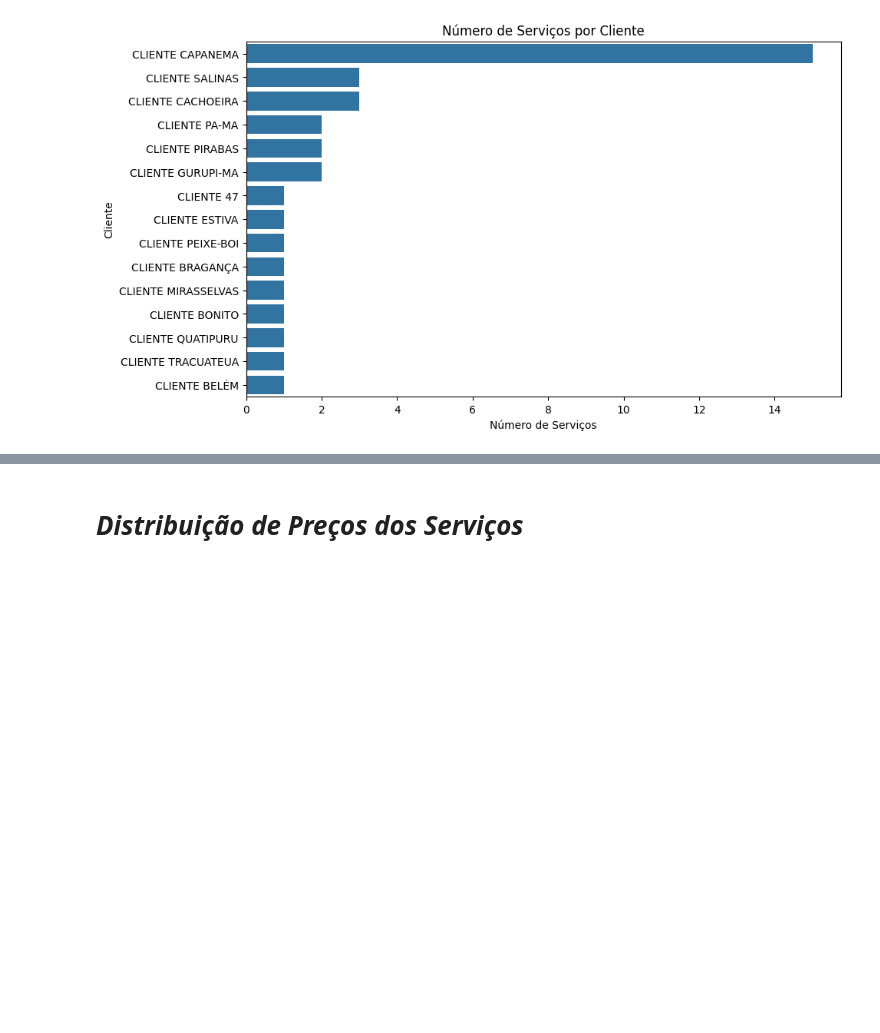
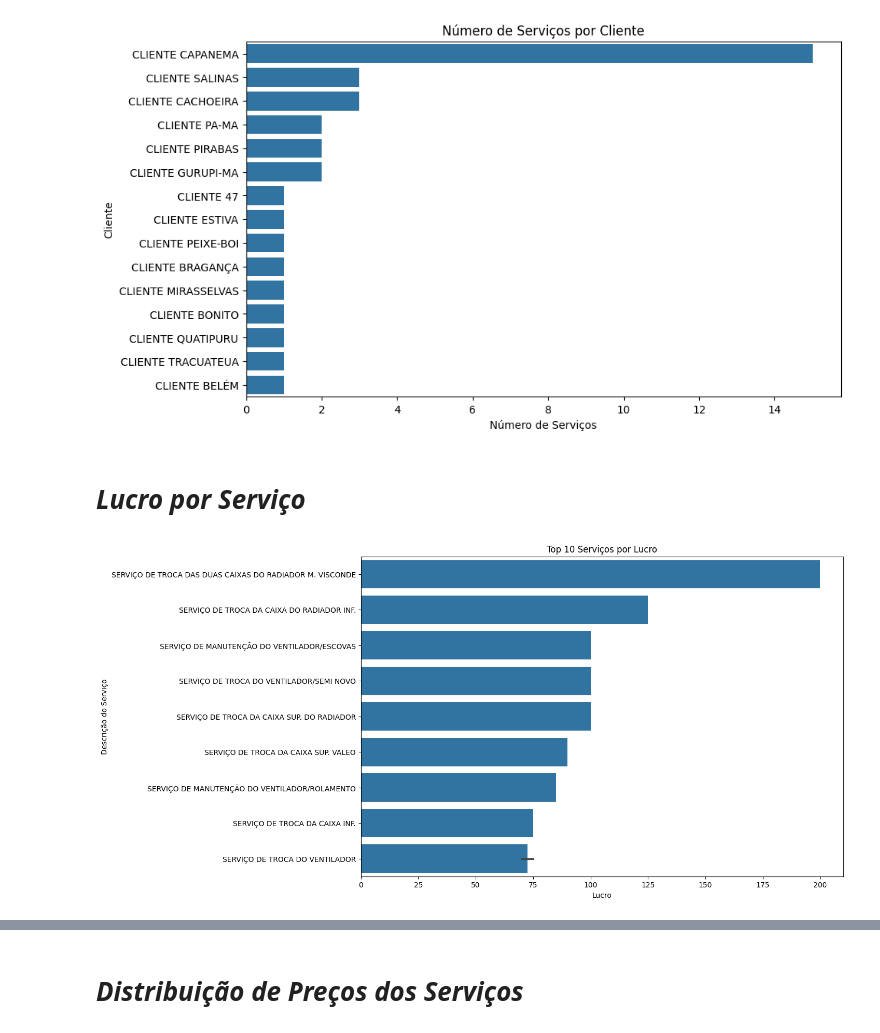
Before and after one commit to Paulovinicius212/ANALISES_REAIS_EXCEL, a Jupyter notebook: ANALISE_REAL_EXCEL_VINIX.ipynb, the cells around one changed output, grey strips where cells are left out. Saved outputs shown, nothing was run; the diff lists cells and outputs as text; code cells hidden in the pictures; blank space fills up the shorter version.

```diff
--- a/ANALISE_REAL_EXCEL_VINIX.ipynb
+++ b/ANALISE_REAL_EXCEL_VINIX.ipynb
@@ -110,3 +110,20 @@ plt.ylabel('Cliente')
 plt.show()
 # %% [output]
 [figure]
+# %% [markdown]
+# ***Lucro por Serviço***
+# %%
+# Garantir que 'Meu_Lucro' é numérico
+df_servicos['Meu_Lucro'] = pd.to_numeric(df_servicos['Meu_Lucro'], errors='coerce')
+
+# Analisar lucro por serviço
+lucro_por_servico = df_servicos[['Descrição_Serviços', 'Meu_Lucro']].sort_values(by='Meu_Lucro', ascending=False)
+
+plt.figure(figsize=(12, 8))
+sns.barplot(x='Meu_Lucro', y='Descrição_Serviços', data=lucro_por_servico.head(10))
+plt.title('Top 10 Serviços por Lucro')
+plt.xlabel('Lucro')
+plt.ylabel('Descrição do Serviço')
+plt.show()
+# %% [output]
+[figure, added]
```
Also changed, not shown: parts of 2 cells of this notebook.
